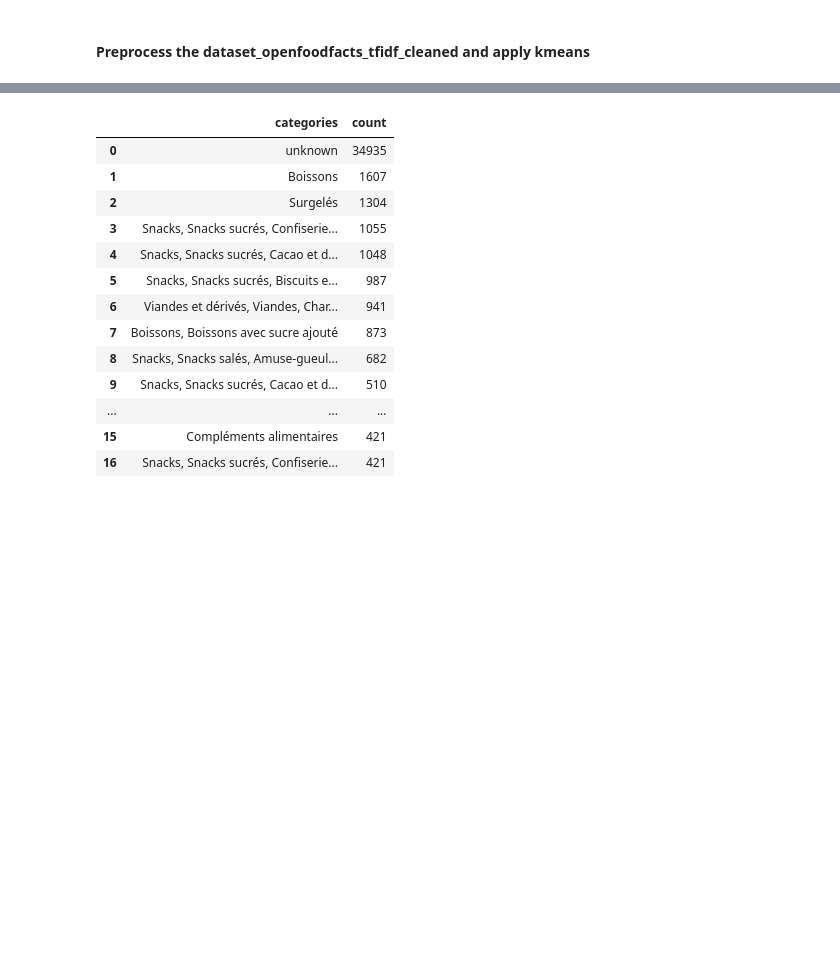
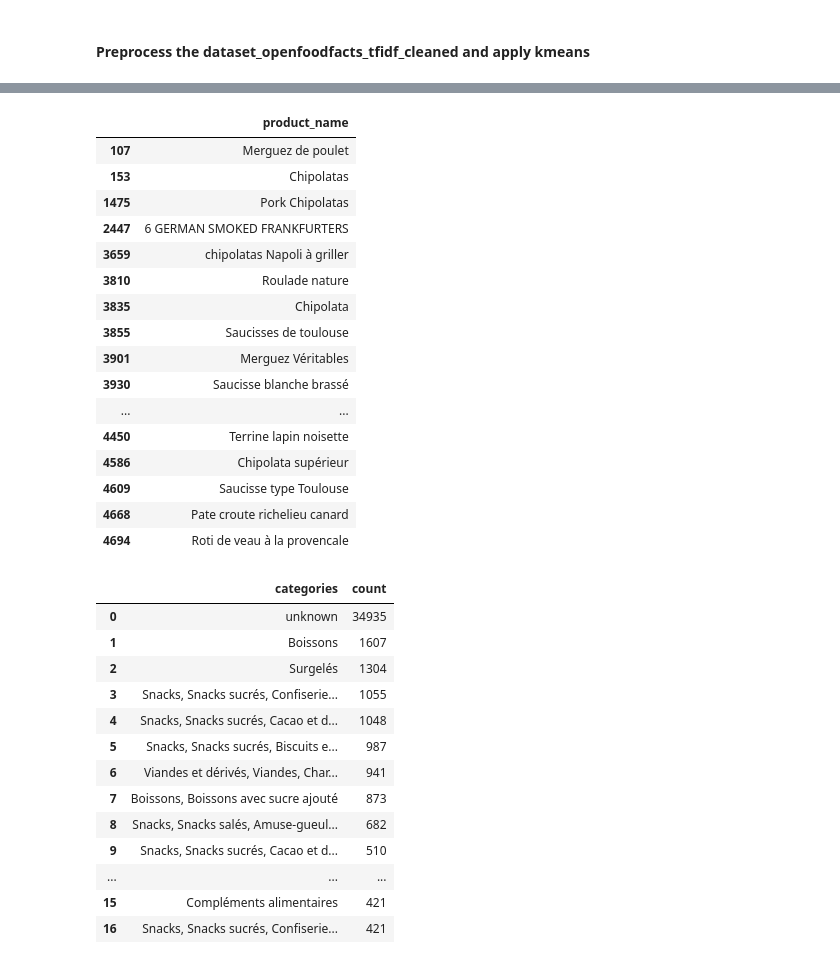
Before and after one commit to littlerobinson/foodstuffs_recommendation, a Jupyter notebook: notebooks/research_ben.ipynb, the cells around one changed output, grey strips where cells are left out. Drawn from its saved outputs; the diff is of its cells as text; code cells hidden in the pictures; blank space fills up the shorter version.

```diff
--- a/notebooks/research_ben.ipynb
+++ b/notebooks/research_ben.ipynb
@@ -610 +636,21 @@ dataset_with_tfidf[["product_name"]][dataset_with_tfidf["cluster"] == 1].head(20
+# %%
+data_en_filtered_clean[['product_name']][data_en_filtered_clean["cluster"] == 50].head(20)
+# %% [output]
+|  | product_name |
+| 107 | Merguez de poulet |
+| 153 | Chipolatas |
+| 1475 | Pork Chipolatas |
+| 2447 | 6 GERMAN SMOKED FRANKFURTERS |
+| 3659 | chipolatas Napoli à griller |
+| 3810 | Roulade nature |
+| 3835 | Chipolata |
+| 3855 | Saucisses de toulouse |
+| 3901 | Merguez Véritables |
+| 3930 | Saucisse blanche brassé |
+| ... | ... |
+| 4450 | Terrine lapin noisette |
+| 4586 | Chipolata supérieur |
+| 4609 | Saucisse type Toulouse |
+| 4668 | Pate croute richelieu canard |
+| 4694 | Roti de veau à la provencale |
 # %%
```
Also changed, not shown: parts of 6 cells of this notebook.
